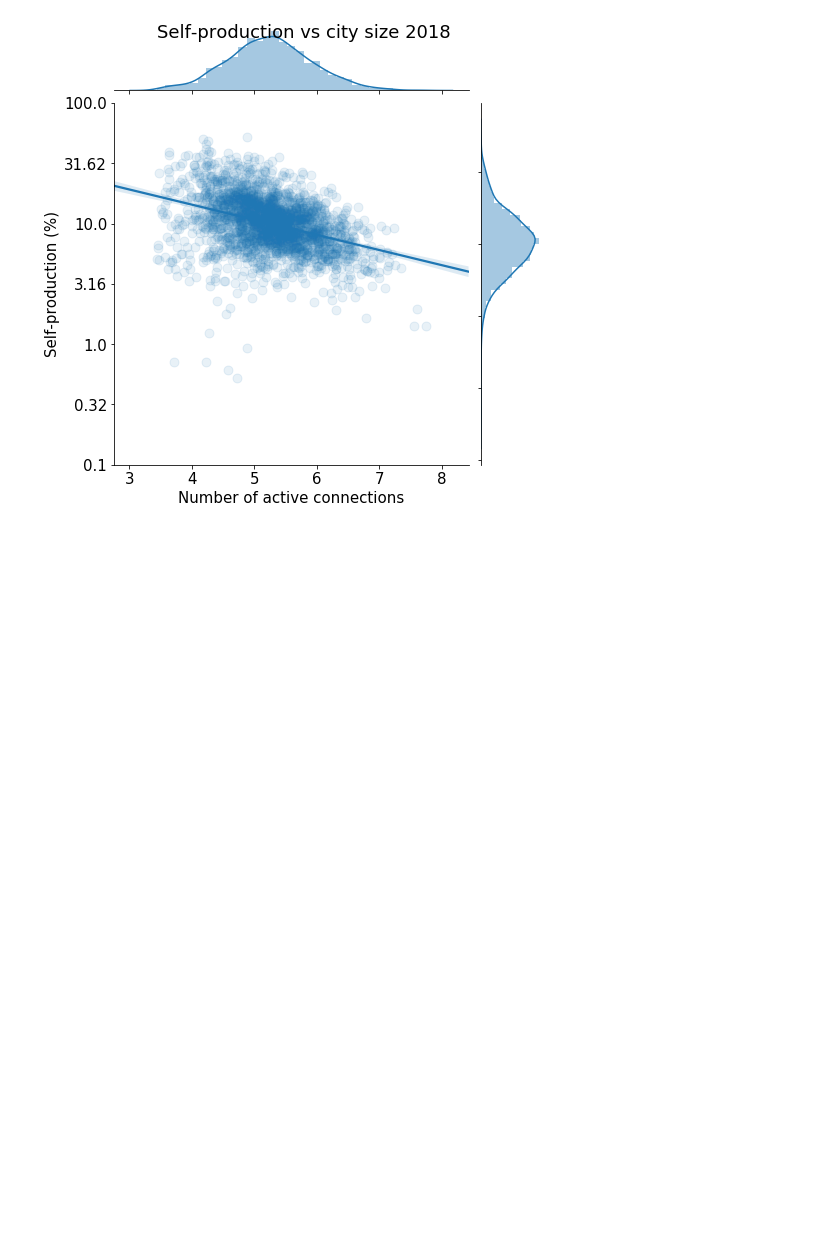
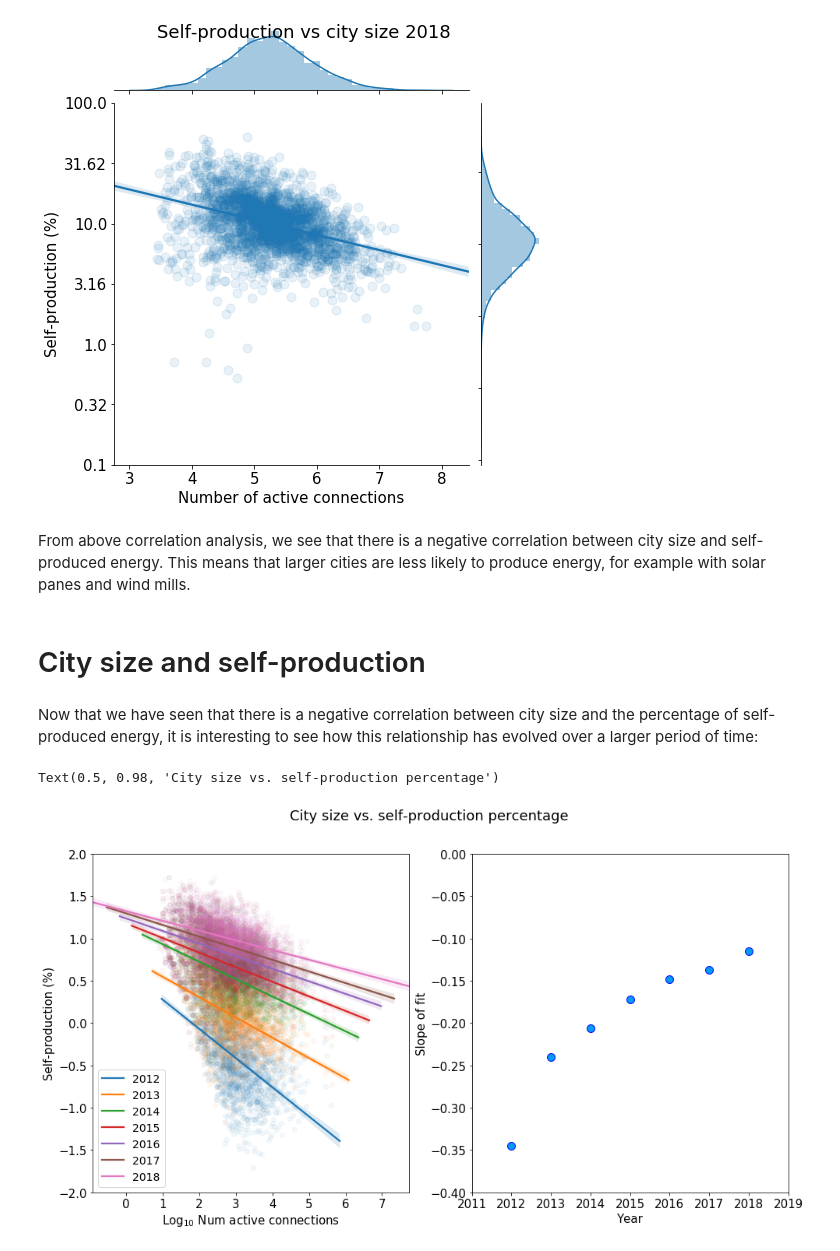
Before and after one commit to shiwaniers/Data-Science-Projects, a Jupyter notebook: Energy Consumption.ipynb, the cells around one changed output. Cells and saved outputs as stored; diff of their text form; code cells hidden in the pictures; blank space fills up the shorter version.

```diff
--- a/Energy Consumption.ipynb
+++ b/Energy Consumption.ipynb
@@ -518,3 +524,38 @@ plt.suptitle('Self-production vs city size 2018')
 # %% [output]
 Text(0.5, 0.98, 'Self-production vs city size 2018')
 [figure]
+# %% [markdown]
+From above correlation analysis, we see that there is a negative correlation between city size and self-produced energy. This means that larger cities are less likely to produce energy, for example with solar panes and wind mills.
+# %% [markdown]
+# City size and self-production
+# %% [markdown]
+Now that we have seen that there is a negative correlation between city size and the percentage of self-produced energy, it is interesting to see how this relationship has evolved over a larger period of time:
+# %%
+f,ax = plt.subplots(1,2,figsize=(16,8))
+leg = [];slope_evol = [];offset = []
+for i in range(2012,2019):
+    y=str(i)
+    regdata,plotdata,fit = make_log_df(num_active_connections,self_prod_perc_mean,y,.15)
+    leg.append(y)
+    sns.regplot('x_'+y,'y_'+y,regdata,x_ci='ci',scatter=True,scatter_kws={'alpha':0.05},ax=ax[0])
+    slope_evol.append(fit[0])
+    offset.append(fit[1])
+    ax[0].set_ylim(-2,2) # 0.01 to 100%
+    ax[0].legend(leg)
+    ax[0].set_ylabel('Self-production (%)')
+    ax[0].set_xlabel('Log$_{10}$ Num active connections')
+
+"""    abel = [round(10**(item.get_position()[]),2) for item in ax[0].get_yticklabels()]
+    ax[0].set_yticklabels(abel)
+
+    ax[0].set_yticklabels(abel)
+"""
+ax[1].plot(range(2012,2019),slope_evol,'ob',**specs)
+ax[1].set_xlim(2011,2019)
+ax[1].set_ylim(-.4,0)
+ax[1].set_ylabel('Slope of fit')
+ax[1].set_xlabel('Year')
+plt.suptitle('City size vs. self-production percentage')
+# %% [output]
+Text(0.5, 0.98, 'City size vs. self-production percentage')
+[figure, added]
```
Also changed, not shown: parts of 10 cells of this notebook.
